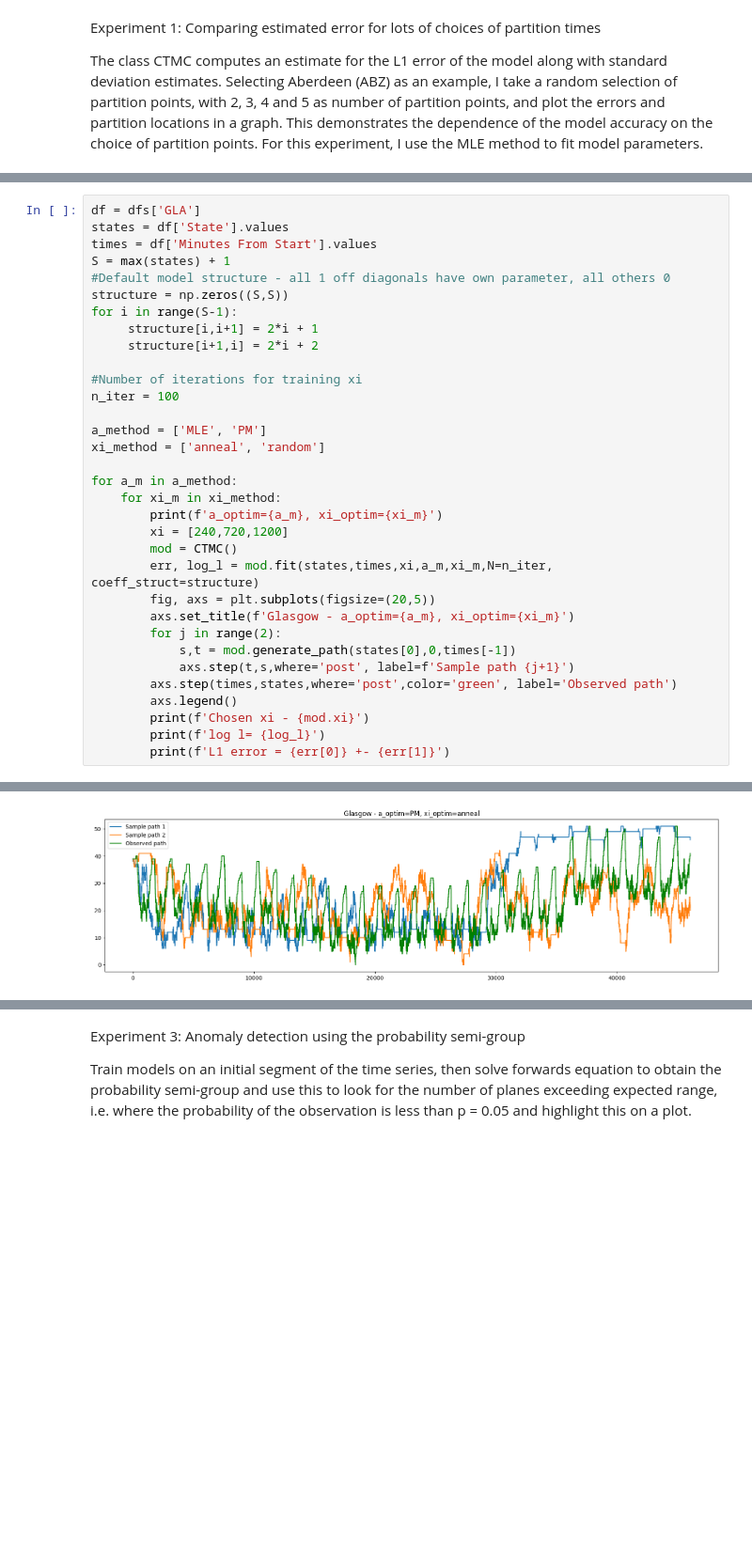
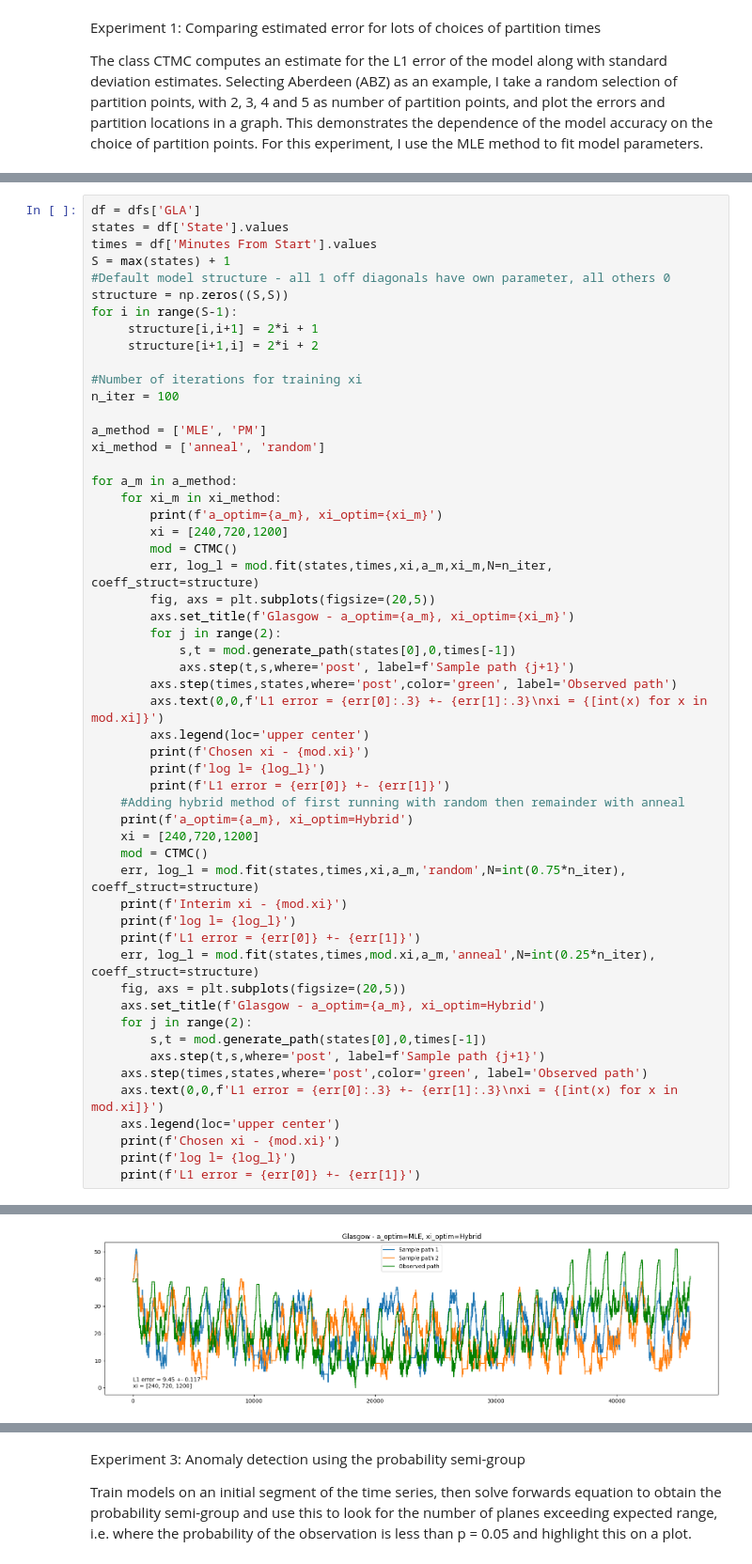
Before and after one commit to WrightC813/Air-Traffic-Modelling, a Jupyter notebook: Exploritory_Analysis.ipynb, the cells around one changed output, grey strips where cells are left out. Shown at 94% size. Drawn from its saved outputs; the diff is of its cells as text; blank space fills up the shorter version.

```diff
--- a/Exploritory_Analysis.ipynb
+++ b/Exploritory_Analysis.ipynb
@@ -240,9 +241,30 @@ for a_m in a_method:
             s,t = mod.generate_path(states[0],0,times[-1])
             axs.step(t,s,where='post', label=f'Sample path {j+1}')
         axs.step(times,states,where='post',color='green', label='Observed path')
-        axs.legend()
+        axs.text(0,0,f'L1 error = {err[0]:.3} +- {err[1]:.3}\nxi = {[int(x) for x in mod.xi]}')
+        axs.legend(loc='upper center')
         print(f'Chosen xi - {mod.xi}')
         print(f'log l= {log_l}')
         print(f'L1 error = {err[0]} +- {err[1]}')
+    #Adding hybrid method of first running with random then remainder with anneal
+    print(f'a_optim={a_m}, xi_optim=Hybrid')
+    xi = [240,720,1200]
+    mod = CTMC()
+    err, log_l = mod.fit(states,times,xi,a_m,'random',N=int(0.75*n_iter), coeff_struct=structure)
+    print(f'Interim xi - {mod.xi}')
+    print(f'log l= {log_l}')
+    print(f'L1 error = {err[0]} +- {err[1]}')
+    err, log_l = mod.fit(states,times,mod.xi,a_m,'anneal',N=int(0.25*n_iter), coeff_struct=structure)
+    fig, axs = plt.subplots(figsize=(20,5))
+    axs.set_title(f'Glasgow - a_optim={a_m}, xi_optim=Hybrid')
+    for j in range(2):
+        s,t = mod.generate_path(states[0],0,times[-1])
+        axs.step(t,s,where='post', label=f'Sample path {j+1}')
+    axs.step(times,states,where='post',color='green', label='Observed path')
+    axs.text(0,0,f'L1 error = {err[0]:.3} +- {err[1]:.3}\nxi = {[int(x) for x in mod.xi]}')
+    axs.legend(loc='upper center')
+    print(f'Chosen xi - {mod.xi}')
+    print(f'log l= {log_l}')
+    print(f'L1 error = {err[0]} +- {err[1]}')
 # %% [output]
 a_optim=MLE, xi_optim=anneal
@@ -285 +307 @@ L1 error = 8.800014699171772 +- 0.08712296445502953
-[figure, old version]
+[figure, new version]
```
Also changed, not shown: parts of 18 cells of this notebook, 1 other file.
